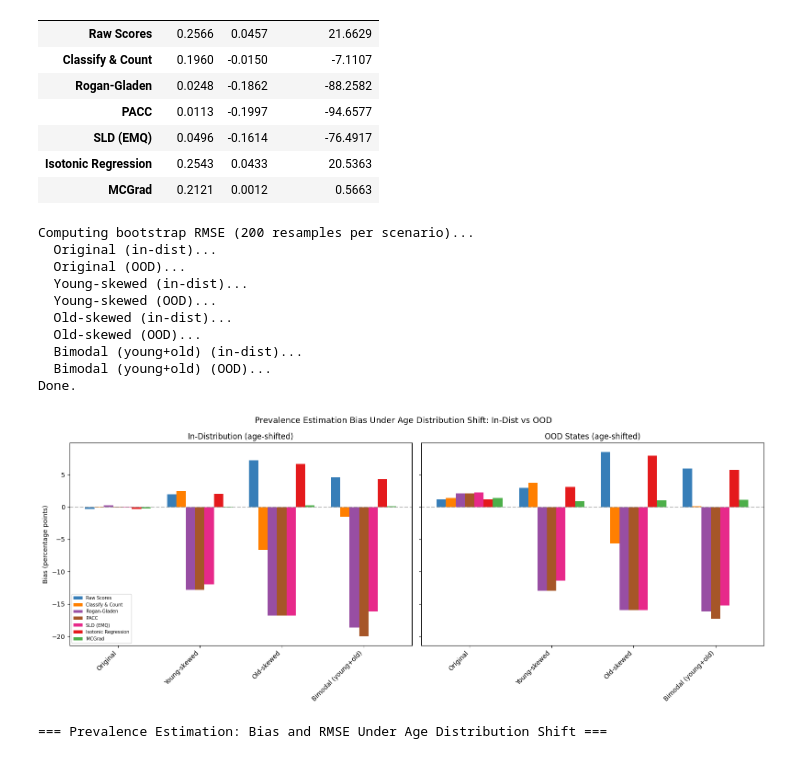
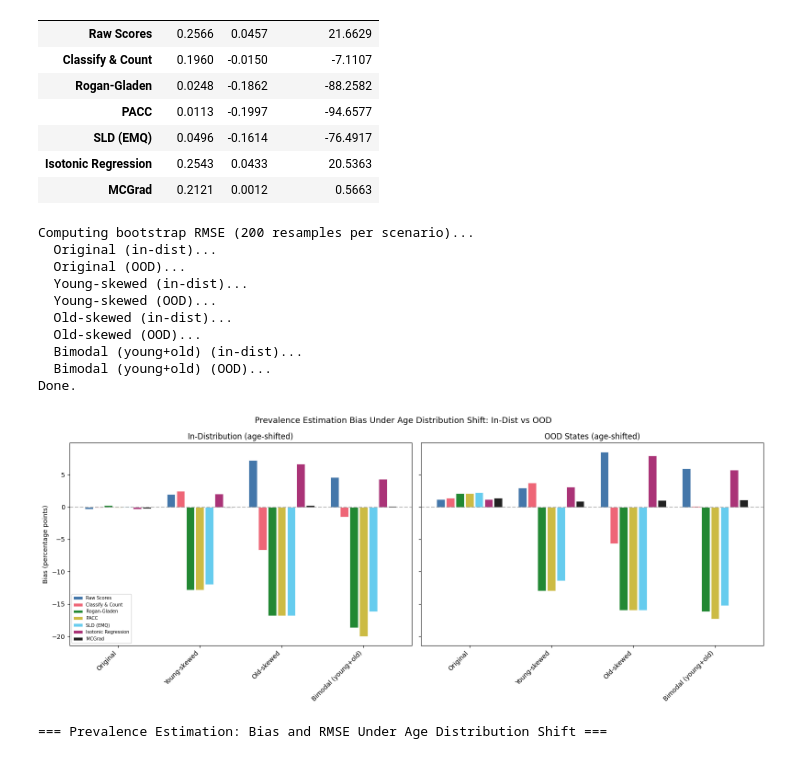
Before and after one commit to facebookresearch/multicalibrated_llm_measurement, a Jupyter notebook: acs_analysis/acs_exploration.ipynb, the cells around one changed output. Drawn from its saved outputs; the diff is of its cells as text; code cells hidden in the pictures.

```diff
--- a/acs_analysis/acs_exploration.ipynb
+++ b/acs_analysis/acs_exploration.ipynb
@@ -411,14 +411,16 @@ def compute_bias_table(estimates: dict[str, float]) -> pd.DataFrame:
 methods_to_plot = ["Raw Scores", "Classify & Count", "Rogan-Gladen", "PACC",
                    "SLD (EMQ)", "Isotonic Regression", "MCGrad"]
 
+# High-contrast palette: alternates between cool and warm tones
+# so adjacent bars are always visually distinct
 colors_map = {
-    "Raw Scores": "#377eb8",
-    "Classify & Count": "#ff7f00",
-    "Rogan-Gladen": "#984ea3",
-    "PACC": "#a65628",
-    "SLD (EMQ)": "#e7298a",
-    "Isotonic Regression": "#e41a1c",
-    "MCGrad": "#4daf4a",
+    "Raw Scores": "#4477AA",         # blue
+    "Classify & Count": "#EE6677",   # rose
+    "Rogan-Gladen": "#228833",       # green
+    "PACC": "#CCBB44",              # yellow
+    "SLD (EMQ)": "#66CCEE",          # cyan
+    "Isotonic Regression": "#AA3377", # purple
+    "MCGrad": "#222222",             # near-black
 }
 # %%
 # Create synthetic populations by resampling with different age distributions
@@ -605,41 +607,43 @@ fig_mpl, (ax1, ax2) = plt.subplots(1, 2, figsize=(16, 6.5), sharey=True)
 
 x = np.arange(len(scenarios))
 n_methods = len(methods_to_plot)
-width = 0.8 / n_methods
+group_width = 0.82
+bar_width = group_width / n_methods * 0.85  # leave ~15% for gaps
 
 for panel_idx, (ax, results, title) in enumerate([
     (ax1, synthetic_results, "In-Distribution (age-shifted)"),
     (ax2, synthetic_results_ood, "OOD States (age-shifted)"),
 ]):
     for i, method in enumerate(methods_to_plot):
         biases = [(results[s][method] - results[s]["True Prevalence"]) * 100
                   for s in scenarios]
-        offset = (i - n_methods / 2 + 0.5) * width
-        bars = ax.bar(x + offset, biases, width, label=method, color=colors_map[method])
+        offset = (i - n_methods / 2 + 0.5) * (group_width / n_methods)
+        bars = ax.bar(x + offset, biases, bar_width, label=method,
+                      color=colors_map[method], edgecolor="white", linewidth=0.5)
     ax.axhline(y=0, color="gray", linestyle="--", alpha=0.5)
     ax.set_title(title)
     ax.set_xticks(x)
     ax.set_xticklabels(scenarios, rotation=45, ha="right")
     if panel_idx == 0:
         ax.set_ylabel("Bias (percentage points)")
 
 ax1.legend(fontsize=7, loc="lower left")
 fig_mpl.suptitle("Prevalence Estimation Bias Under Age Distribution Shift: In-Dist vs OOD", fontsize=13)
 fig_mpl.tight_layout()
 fig_mpl.savefig("../paper/images/figure2_acs_age_shift.png", dpi=300, bbox_inches="tight")
 plt.show()
 # %% [output]
 Computing bootstrap RMSE (200 resamples per scenario)...
   Original (in-dist)...
   Original (OOD)...
   Young-skewed (in-dist)...
   Young-skewed (OOD)...
   Old-skewed (in-dist)...
   Old-skewed (OOD)...
   Bimodal (young+old) (in-dist)...
   Bimodal (young+old) (OOD)...
 Done.
-[figure, old version]
+[figure, new version]
 # %%
 # Summary table: bias and RMSE across all age-shift scenarios
 age_shift_summary = []
```
Also changed, not shown: parts of 2 cells of this notebook, 1 other file.
